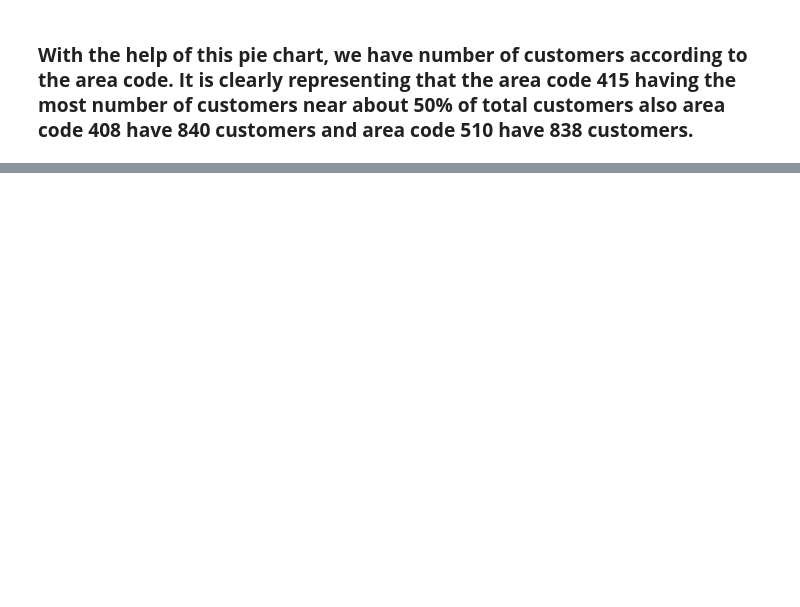
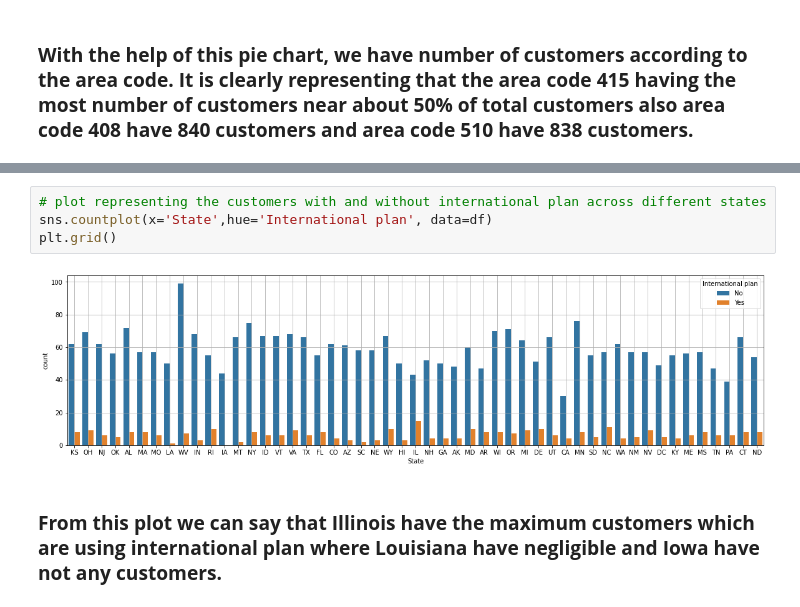
Before and after one commit to Gauravgade3/Telecom-Churn-Analysis, a Jupyter notebook: Telecom_Churn_Analysis_.ipynb, the cells around one changed output, grey strips where cells are left out. Drawn from its saved outputs; the diff is of its cells as text; blank space fills up the shorter version.

```diff
--- a/Telecom_Churn_Analysis_.ipynb
+++ b/Telecom_Churn_Analysis_.ipynb
@@ -172,0 +233,8 @@ plt.legend(title='Area Code:')
+# %%
+# plot representing the customers with and without international plan across different states
+sns.countplot(x='State',hue='International plan', data=df)
+plt.grid()
+# %% [output]
+[figure, added]
+# %% [markdown]
+### **From this plot we can say that Illinois have the maximum customers which are using international plan where Louisiana have negligible and Iowa have not any customers.**
```
Also changed, not shown: parts of 14 cells of this notebook.
